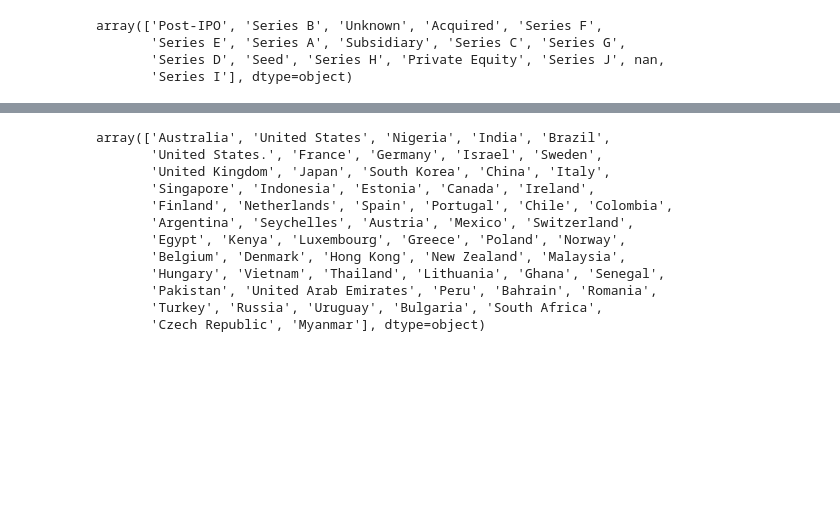
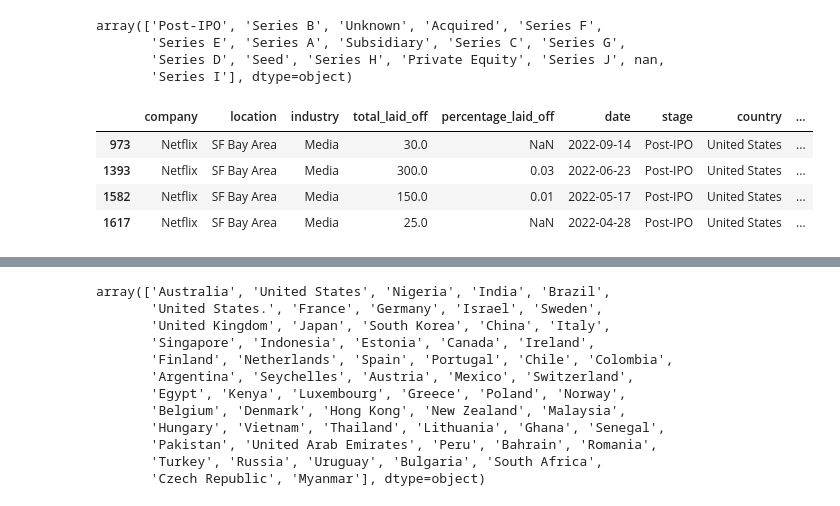
Before and after one commit to giottomillan/layoffs, a Jupyter notebook: Code/cleaning.ipynb, the cells around one changed output, grey strips where cells are left out. Drawn from its saved outputs; the diff is of its cells as text; code cells hidden in the pictures; blank space fills up the shorter version.

```diff
--- a/Code/cleaning.ipynb
+++ b/Code/cleaning.ipynb
@@ -102 +126,10 @@ array(['Post-IPO', 'Series B', 'Unknown', 'Acquired', 'Series F',
+# %%
+netflix_variations = layoffs[layoffs['company'].str.contains("Netflix", case=False, na=False)]
+netflix_variations
+# %% [output]
+|  | company | location | industry | total_laid_off | percentage_laid_off | date | stage | country | ... |
+| 973 | Netflix | SF Bay Area | Media | 30.0 | NaN | 2022-09-14 | Post-IPO | United States | ... |
+| 1393 | Netflix | SF Bay Area | Media | 300.0 | 0.03 | 2022-06-23 | Post-IPO | United States | ... |
+| 1582 | Netflix | SF Bay Area | Media | 150.0 | 0.01 | 2022-05-17 | Post-IPO | United States | ... |
+| 1617 | Netflix | SF Bay Area | Media | 25.0 | NaN | 2022-04-28 | Post-IPO | United States | ... |
 # %%
```
Also changed, not shown: parts of 19 cells of this notebook.
